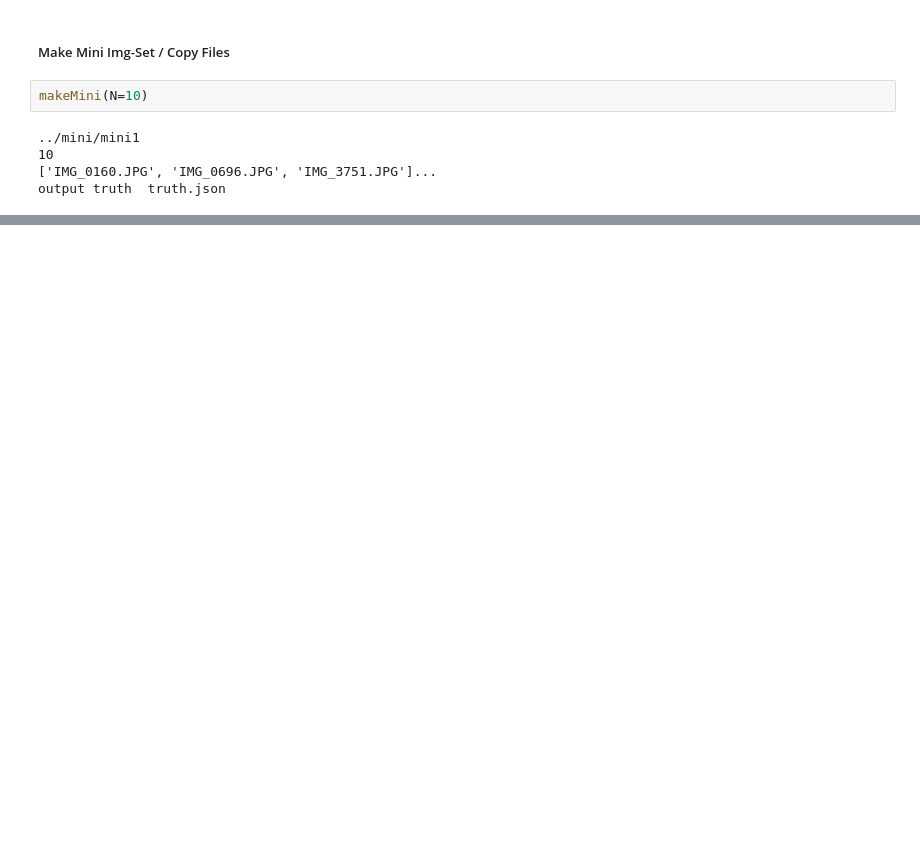
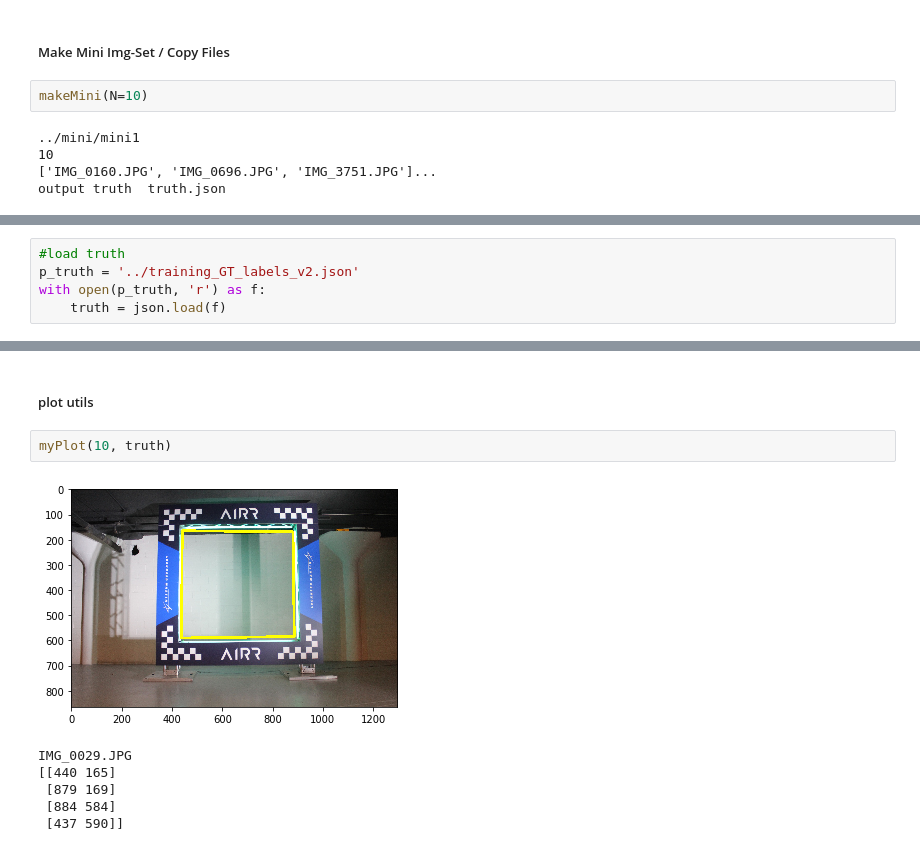
Before and after one commit to sutt/betapilot, a Jupyter notebook: books/build_mini.ipynb, the cells around one changed output, grey strips where cells are left out. Drawn from its saved outputs; the diff is of its cells as text; blank space fills up the shorter version.

```diff
--- a/books/build_mini.ipynb
+++ b/books/build_mini.ipynb
@@ -25,0 +27,5 @@ output truth  truth.json
+# %%
+#load truth
+p_truth = '../training_GT_labels_v2.json'
+with open(p_truth, 'r') as f:
+    truth = json.load(f)
@@ -25,0 +180,11 @@ output truth  truth.json
+# %% [markdown]
+##### plot utils
+# %%
+myPlot(10, truth)
+# %% [output]
+[figure, added]
+IMG_0029.JPG
+[[440 165]
+ [879 169]
+ [884 584]
+ [437 590]]
```
Also changed, not shown: parts of 16 cells of this notebook, 7 other files.
